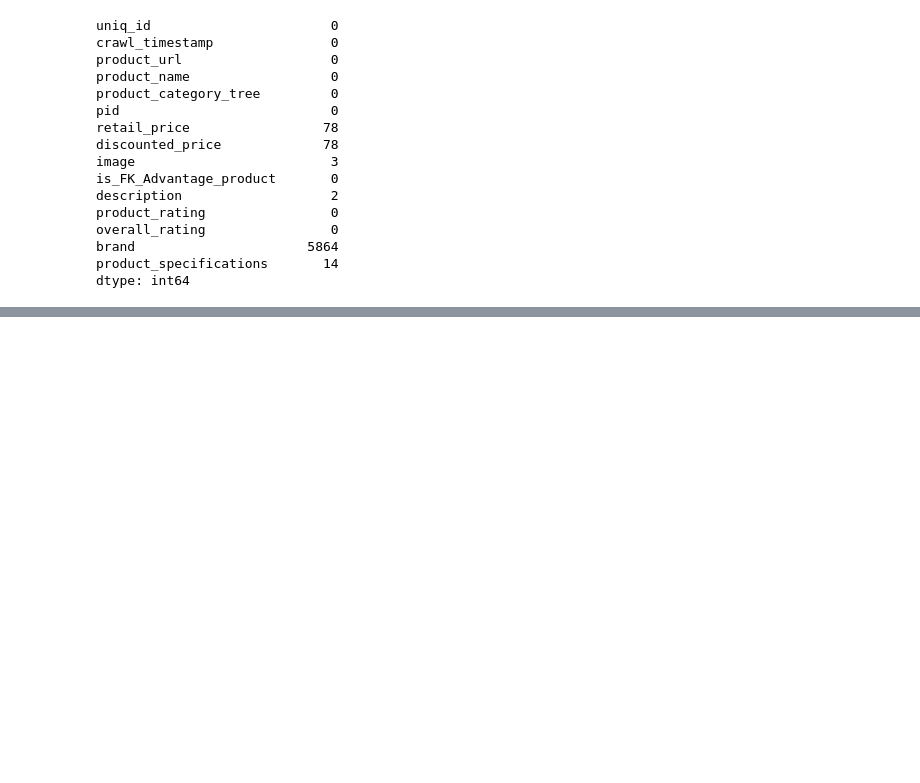
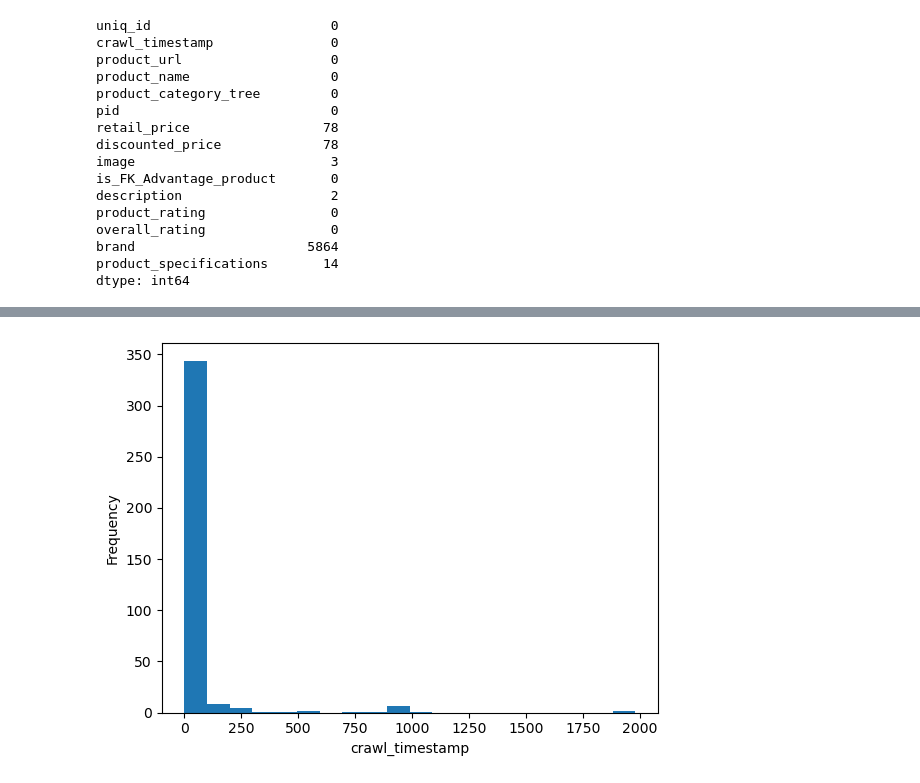
Before and after one commit to naresh5422/flipkart_categories_prediction, a Jupyter notebook: Category_prediction_for_Flipkart_products.ipynb, the cells around one changed output, grey strips where cells are left out. Cells and saved outputs as stored; diff of their text form; code cells hidden in the pictures; blank space fills up the shorter version.

Commit message:
Added some visual plots

```diff
--- a/Category_prediction_for_Flipkart_products.ipynb
+++ b/Category_prediction_for_Flipkart_products.ipynb
@@ -201,0 +236,6 @@ dtype: int64
+# %%
+ax = fk_df["crawl_timestamp"].value_counts().plot(kind = "hist", bins = 20, )
+ax.set_xlabel("crawl_timestamp")
+plt.show()
+# %% [output]
+[figure, added]
```
Also changed, not shown: parts of 16 cells of this notebook.
